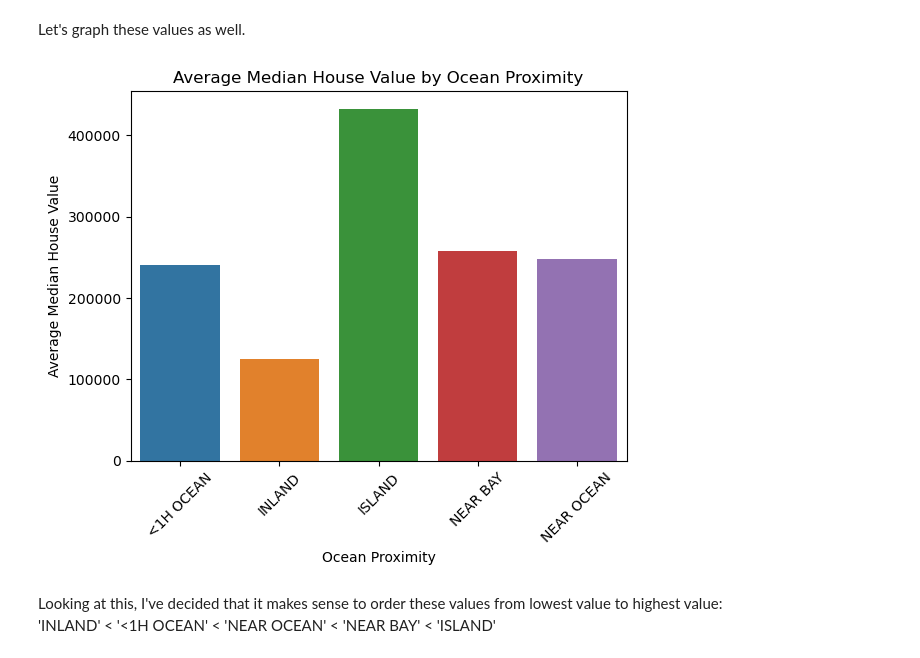
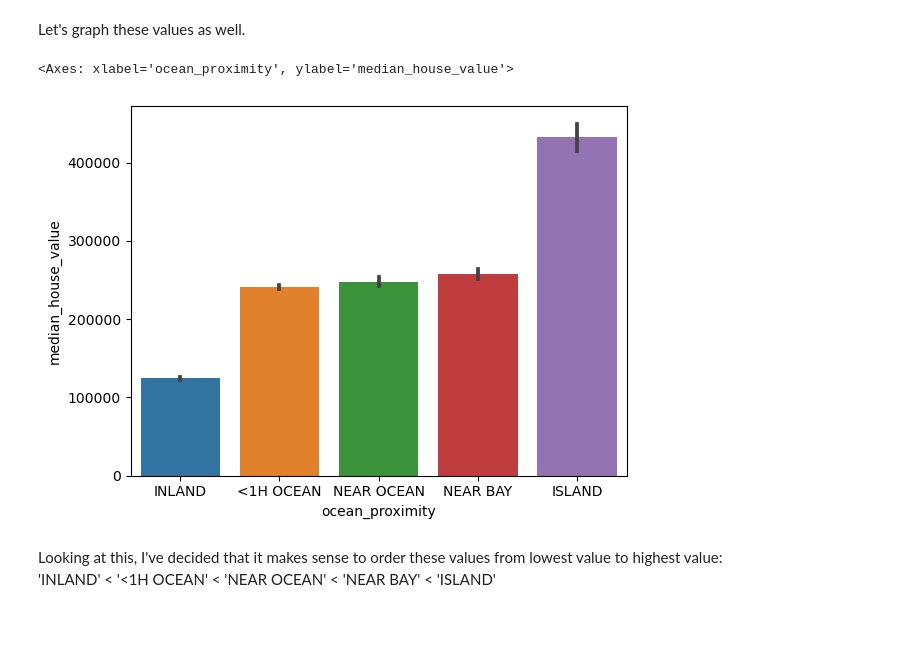
Before and after one commit to JohnMcKechnieGC/ensemble-methods, a Jupyter notebook: housing_prices.ipynb, the cells around one changed output. Cells and saved outputs as stored; diff of their text form; code cells hidden in the pictures; blank space fills up the shorter version.

```diff
--- a/housing_prices.ipynb
+++ b/housing_prices.ipynb
@@ -98,21 +123,13 @@ NEAR OCEAN    247711.583424
 Name: median_house_value, dtype: float64
 # %% [markdown]
 Let's graph these values as well.
-# %%
-import seaborn as sns
-import matplotlib.pyplot as plt
-
-mean_values = training_data.groupby('ocean_proximity')['median_house_value'].mean().reset_index()
-
-sns.barplot(x='ocean_proximity', y='median_house_value', data=mean_values)
-
-plt.xlabel('Ocean Proximity')
-plt.ylabel('Average Median House Value')
-plt.title('Average Median House Value by Ocean Proximity')
-plt.xticks(rotation=45)
-plt.show()
-# %% [output]
-[figure, removed]
+# %%
+sns.barplot(data=training_data,
+            x='ocean_proximity',
+            y='median_house_value')
+# %% [output]
+<Axes: xlabel='ocean_proximity', ylabel='median_house_value'>
+[figure, added]
 # %% [markdown]
 Looking at this, I've decided that it makes sense to order these values from lowest value to highest value:<br>
 'INLAND' < '<1H OCEAN' < 'NEAR OCEAN' < 'NEAR BAY' < 'ISLAND'
```
Also changed, not shown: parts of 22 cells of this notebook.
